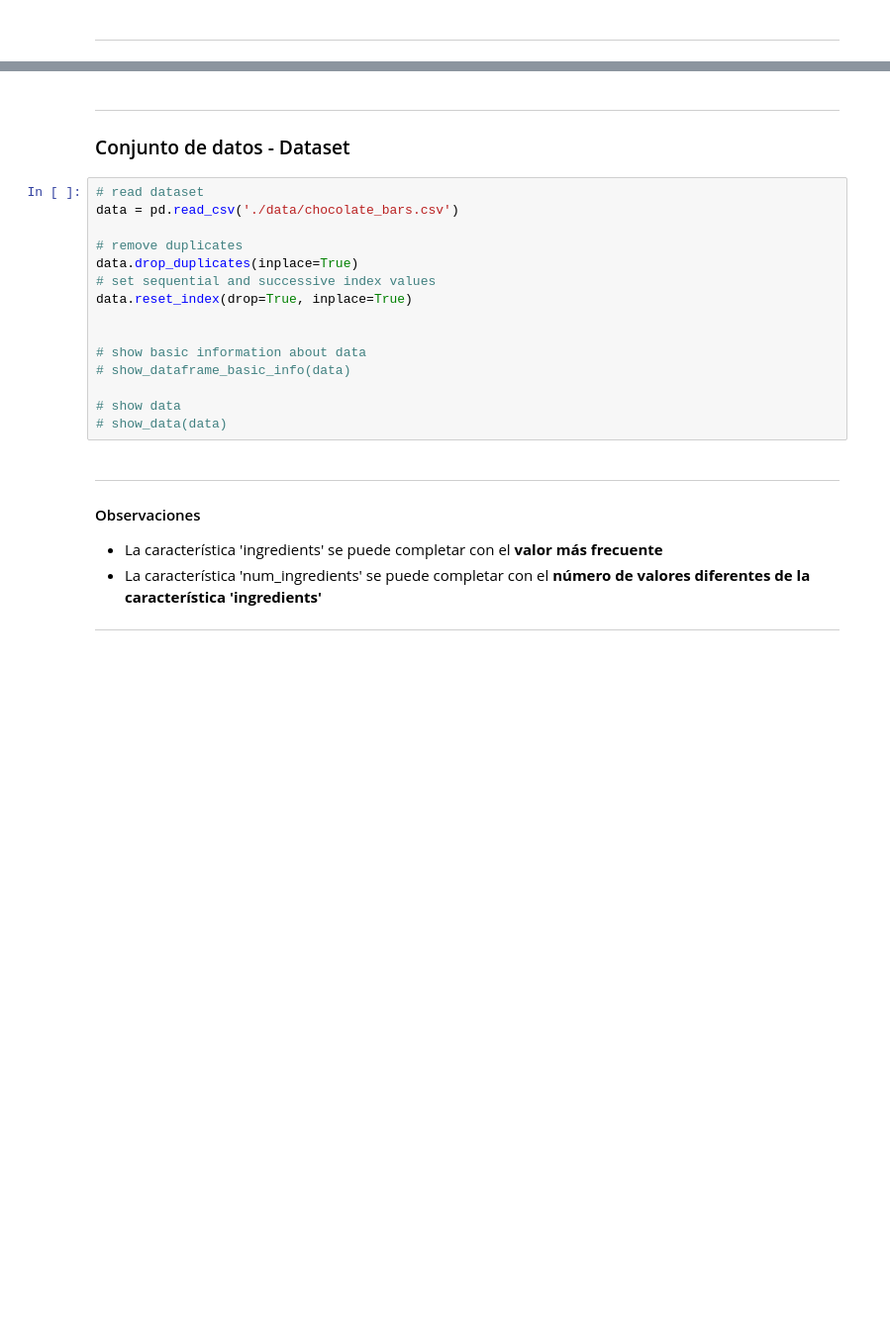
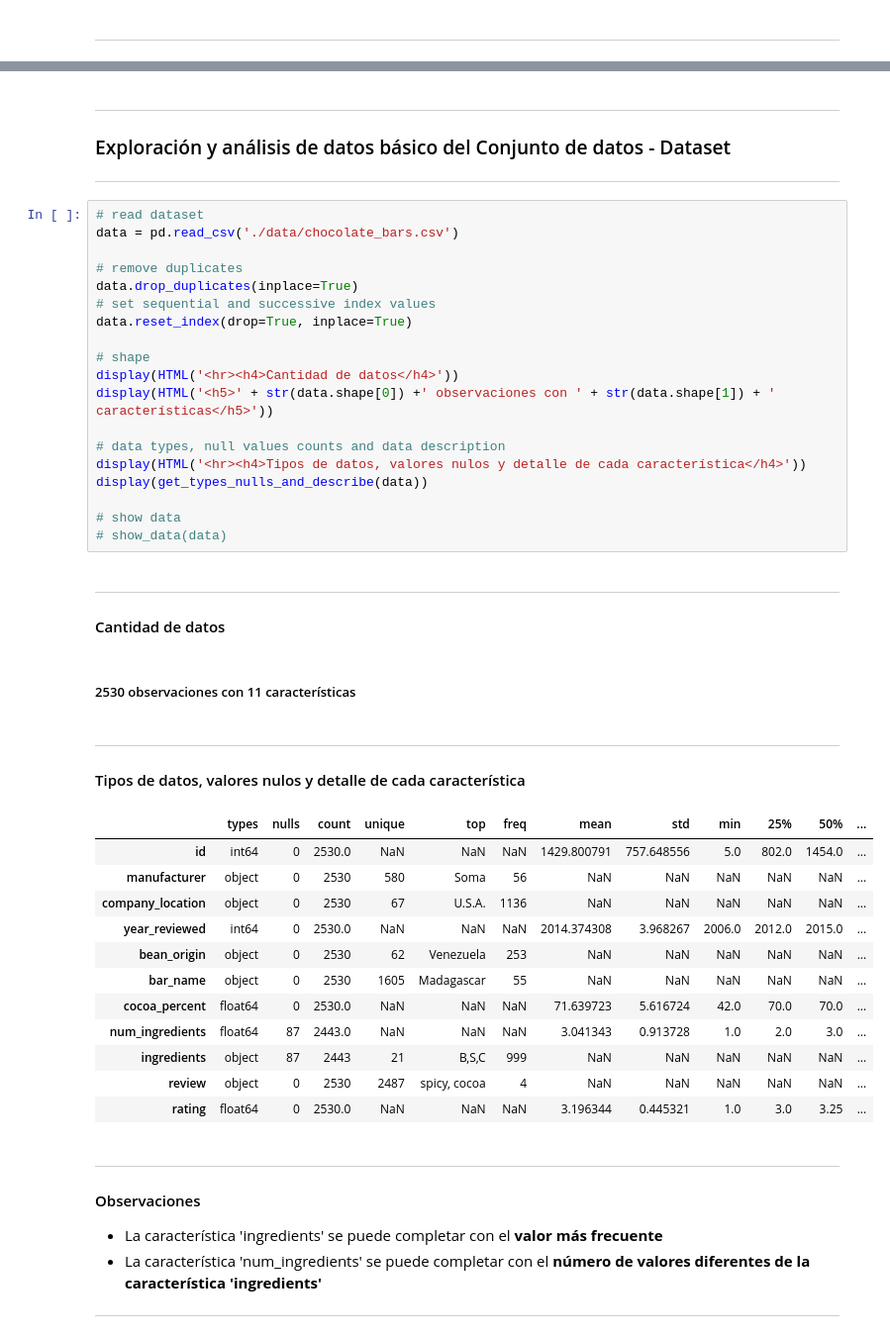
Before and after one commit to jtentor/DHDSFW, a Jupyter notebook: TF_EDA_01.ipynb, the cells around one changed output, grey strips where cells are left out. Shown at 99% size. Drawn from its saved outputs; the diff is of its cells as text; blank space fills up the shorter version.

Commit message:
POC v 01 : basic EDA, FT

```diff
--- a/TF_EDA_01.ipynb
+++ b/TF_EDA_01.ipynb
@@ -377,23 +409,43 @@ class Model() :
 # %% [markdown]
 ---
 <a id="Exploratory_data_analysis_01"></a>
-
-### Conjunto de datos - Dataset
+### Exploración y análisis de datos básico del Conjunto de datos - Dataset
+---
 # %%
 # read dataset
 data = pd.read_csv('./data/chocolate_bars.csv')
 
 # remove duplicates
 data.drop_duplicates(inplace=True)
 # set sequential and successive index values
 data.reset_index(drop=True, inplace=True)
 
+# shape
+display(HTML('<hr><h4>Cantidad de datos</h4>'))
+display(HTML('<h5>' + str(data.shape[0]) +' observaciones con ' + str(data.shape[1]) + ' características</h5>'))
 
-# show basic information about data
-# show_dataframe_basic_info(data)
+# data types, null values counts and data description
+display(HTML('<hr><h4>Tipos de datos, valores nulos y detalle de cada característica</h4>'))
+display(get_types_nulls_and_describe(data))
 
 # show data
 # show_data(data)
+# %% [output]
+Cantidad de datos
+2530 observaciones con 11 características
+Tipos de datos, valores nulos y detalle de cada característica
+|  | types | nulls | count | unique | top | freq | mean | std | min | 25% | 50% | ... |
+| id | int64 | 0 | 2530.0 | NaN | NaN | NaN | 1429.800791 | 757.648556 | 5.0 | 802.0 | 1454.0 | ... |
+| manufacturer | object | 0 | 2530 | 580 | Soma | 56 | NaN | NaN | NaN | NaN | NaN | ... |
+| company_location | object | 0 | 2530 | 67 | U.S.A. | 1136 | NaN | NaN | NaN | NaN | NaN | ... |
+| year_reviewed | int64 | 0 | 2530.0 | NaN | NaN | NaN | 2014.374308 | 3.968267 | 2006.0 | 2012.0 | 2015.0 | ... |
+| bean_origin | object | 0 | 2530 | 62 | Venezuela | 253 | NaN | NaN | NaN | NaN | NaN | ... |
+| bar_name | object | 0 | 2530 | 1605 | Madagascar | 55 | NaN | NaN | NaN | NaN | NaN | ... |
+| cocoa_percent | float64 | 0 | 2530.0 | NaN | NaN | NaN | 71.639723 | 5.616724 | 42.0 | 70.0 | 70.0 | ... |
+| num_ingredients | float64 | 87 | 2443.0 | NaN | NaN | NaN | 3.041343 | 0.913728 | 1.0 | 2.0 | 3.0 | ... |
+| ingredients | object | 87 | 2443 | 21 | B,S,C | 999 | NaN | NaN | NaN | NaN | NaN | ... |
+| review | object | 0 | 2530 | 2487 | spicy, cocoa | 4 | NaN | NaN | NaN | NaN | NaN | ... |
+| rating | float64 | 0 | 2530.0 | NaN | NaN | NaN | 3.196344 | 0.445321 | 1.0 | 3.0 | 3.25 | ... |
 # %% [markdown]
 ---
 #### Observaciones
```
Also changed, not shown: parts of 29 cells of this notebook, 1 other file.
